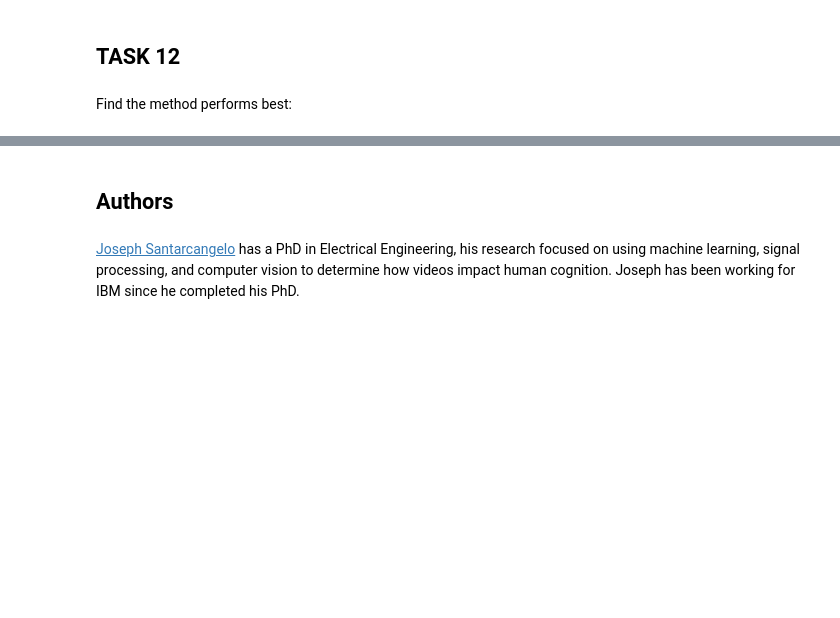
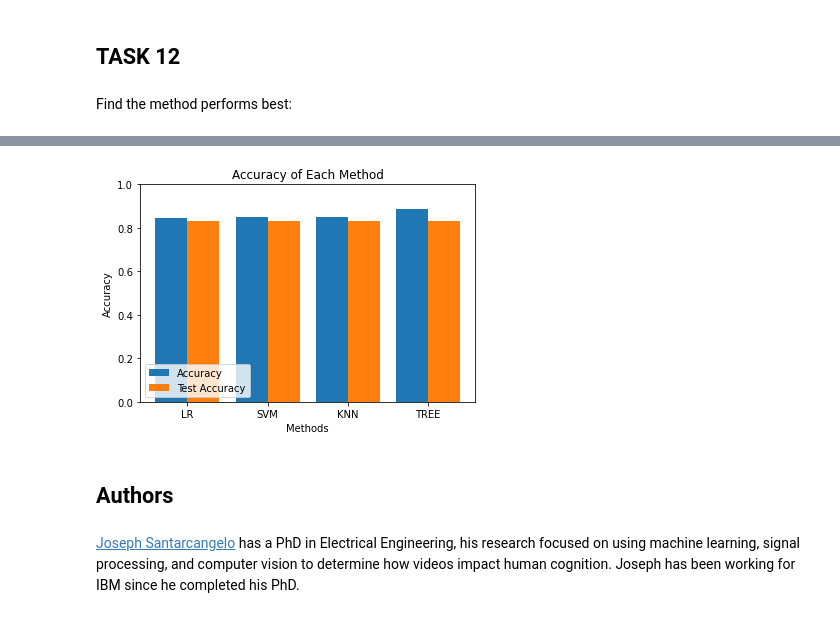
Before and after one commit to hediYZD/Applied_DataScience, a Jupyter notebook: Week4_Lab_Machine_Learning_Prediction.ipynb, the cells around one changed output, grey strips where cells are left out. Cells and saved outputs as stored; diff of their text form; code cells hidden in the pictures; blank space fills up the shorter version.

```diff
--- a/Week4_Lab_Machine_Learning_Prediction.ipynb
+++ b/Week4_Lab_Machine_Learning_Prediction.ipynb
@@ -383,3 +383,32 @@ df.head()
+# %%
+x = []
+y1 = []
+y2 = []
+
+for i in range(len(algorithms)):
+    dict_accuracy[algorithms[i]] = [accuracy_train[i], accuracy_test[i]]
+
+for i in range(len(algorithms)):
+    x.append(algorithms[i])
+    y1.append(accuracy_train[i])
+    y2.append(accuracy_test[i])
+
+
+x_axis = np.arange(len(x))
+
+plt.bar(x_axis - 0.2, y1, 0.4, label = 'Accuracy')
+plt.bar(x_axis + 0.2, y2, 0.4, label = 'Test Accuracy')
+
+plt.ylim([0,1])
+plt.xticks(x_axis, x)
+
+plt.xlabel("Methods")
+plt.ylabel("Accuracy")
+plt.title("Accuracy of Each Method")
+plt.legend(loc='lower left')
+plt.show()
+# %% [output]
+[figure, added]
 # %% [markdown]
 ## Authors
 # %% [markdown]
```
Also changed, not shown: parts of 7 cells of this notebook.
